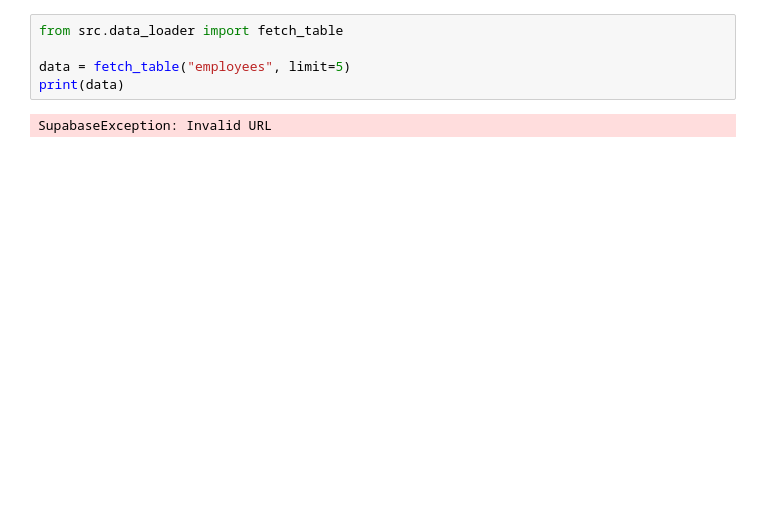
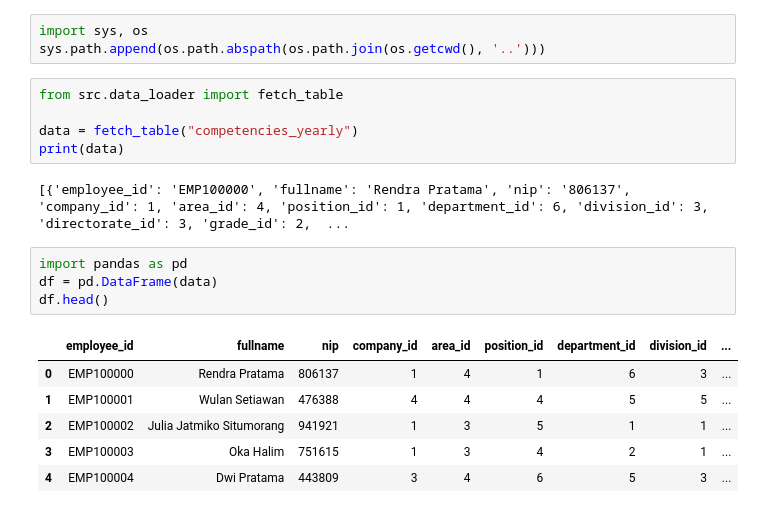
Before and after one commit to mrifala29/talent-match-intelligence, a Jupyter notebook: notebooks/01_eda.ipynb, the cells around one changed output. Drawn from its saved outputs; the diff is of its cells as text; blank space fills up the shorter version.

Commit message:
Data loader update

```diff
--- a/notebooks/01_eda.ipynb
+++ b/notebooks/01_eda.ipynb
@@ -1,7 +1,21 @@
+# %%
+import sys, os
+sys.path.append(os.path.abspath(os.path.join(os.getcwd(), '..')))
 # %%
 from src.data_loader import fetch_table
 
-data = fetch_table("employees", limit=5)
+data = fetch_table("competencies_yearly")
 print(data)
 # %% [output]
-SupabaseException: Invalid URL
+[{'employee_id': 'EMP100000', 'fullname': 'Rendra Pratama', 'nip': '806137', 'company_id': 1, 'area_id': 4, 'position_id': 1, 'department_id': 6, 'division_id': 3, 'directorate_id': 3, 'grade_id': 2,  ...
+# %%
+import pandas as pd
+df = pd.DataFrame(data)
+df.head()
+# %% [output]
+|  | employee_id | fullname | nip | company_id | area_id | position_id | department_id | division_id | ... |
+| 0 | EMP100000 | Rendra Pratama | 806137 | 1 | 4 | 1 | 6 | 3 | ... |
+| 1 | EMP100001 | Wulan Setiawan | 476388 | 4 | 4 | 4 | 5 | 5 | ... |
+| 2 | EMP100002 | Julia Jatmiko Situmorang | 941921 | 1 | 3 | 5 | 1 | 1 | ... |
+| 3 | EMP100003 | Oka Halim | 751615 | 1 | 3 | 4 | 2 | 1 | ... |
+| 4 | EMP100004 | Dwi Pratama | 443809 | 3 | 4 | 6 | 5 | 3 | ... |
```
Also changed, not shown: parts of 1 cell of this notebook, 1 other file.
